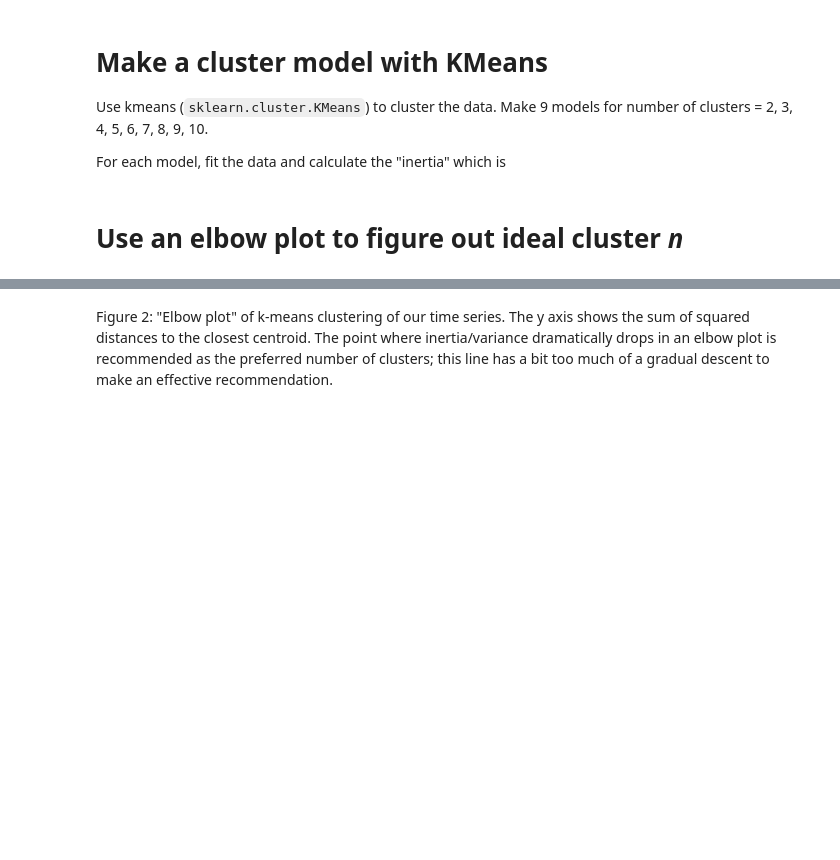
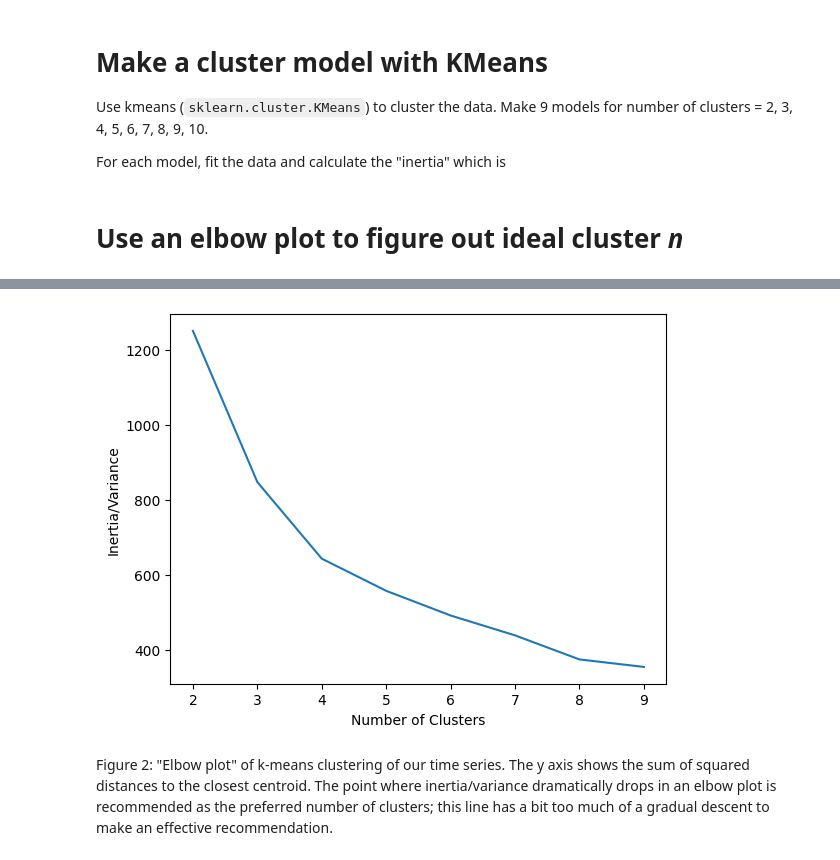
Before and after one commit to AriannaGrossi/MLPNS_AGrossi, a Jupyter notebook: TimeSeriesClustering_instructions.ipynb, the cells around one changed output, grey strips where cells are left out. Drawn from its saved outputs; the diff is of its cells as text; code cells hidden in the pictures; blank space fills up the shorter version.

```diff
--- a/TimeSeriesClustering_instructions.ipynb
+++ b/TimeSeriesClustering_instructions.ipynb
@@ -240,14 +277,17 @@ print('The model inertia is:', f"{v:.4f}" )
 # %%
 # Now using the "inertia" (intracluster variance essentially) to make an Elbow plot:
 # inertia is the y axis, the number of clusters are the x axis.
 # Now assessing if the elbow plot shows an inflection, which can be used to determine the "right" number of clusters
 inertia = []
 for i in range(2, 10):
-  ...
+  model = cluster.KMeans(n_clusters = i);
+  model.fit(pop_standard);
   inertia.append(model.inertia_)
 pl.plot(range(2, 10), inertia)
 pl.xlabel("Number of Clusters")
 pl.ylabel("Inertia/Variance");
+# %% [output]
+[figure, added]
 # %% [markdown]
 Figure 2: "Elbow plot" of k-means clustering of our time series. The y axis shows the sum of squared distances to the closest centroid. The point where inertia/variance dramatically drops in an elbow plot is recommended as the preferred number of clusters; this line has a bit too much of a gradual descent to make an effective recommendation.
 # %% [markdown]
```
Also changed, not shown: parts of 19 cells of this notebook.
